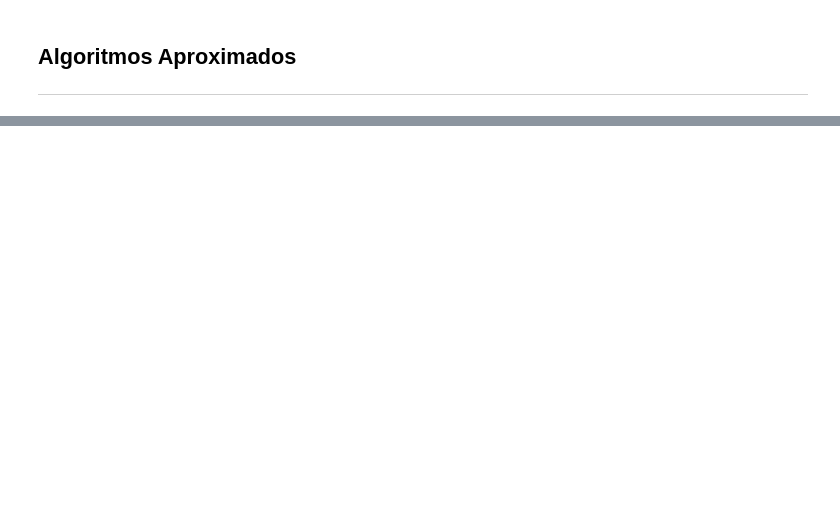
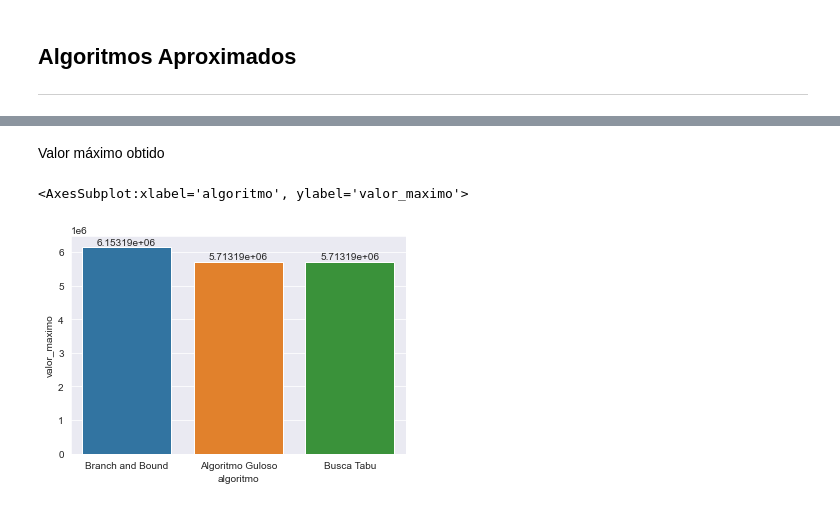
Before and after one commit to pauloceliojr/aed-trabalho-knapsack, a Jupyter notebook: Knapsack.ipynb, the cells around one changed output, grey strips where cells are left out. Saved outputs shown, nothing was run; the diff lists cells and outputs as text; code cells hidden in the pictures; blank space fills up the shorter version.

```diff
--- a/Knapsack.ipynb
+++ b/Knapsack.ipynb
@@ -110,0 +323,9 @@ TypeError: unhashable type: 'list'
+# %% [markdown]
+Valor máximo obtido
+# %%
+ax = sns.barplot(x="algoritmo", y="valor_maximo", data=estatisticas)
+ax.bar_label(ax.containers[0])
+ax
+# %% [output]
+<AxesSubplot:xlabel='algoritmo', ylabel='valor_maximo'>
+[figure, added]
```
Also changed, not shown: parts of 62 cells of this notebook, 2 other files.
